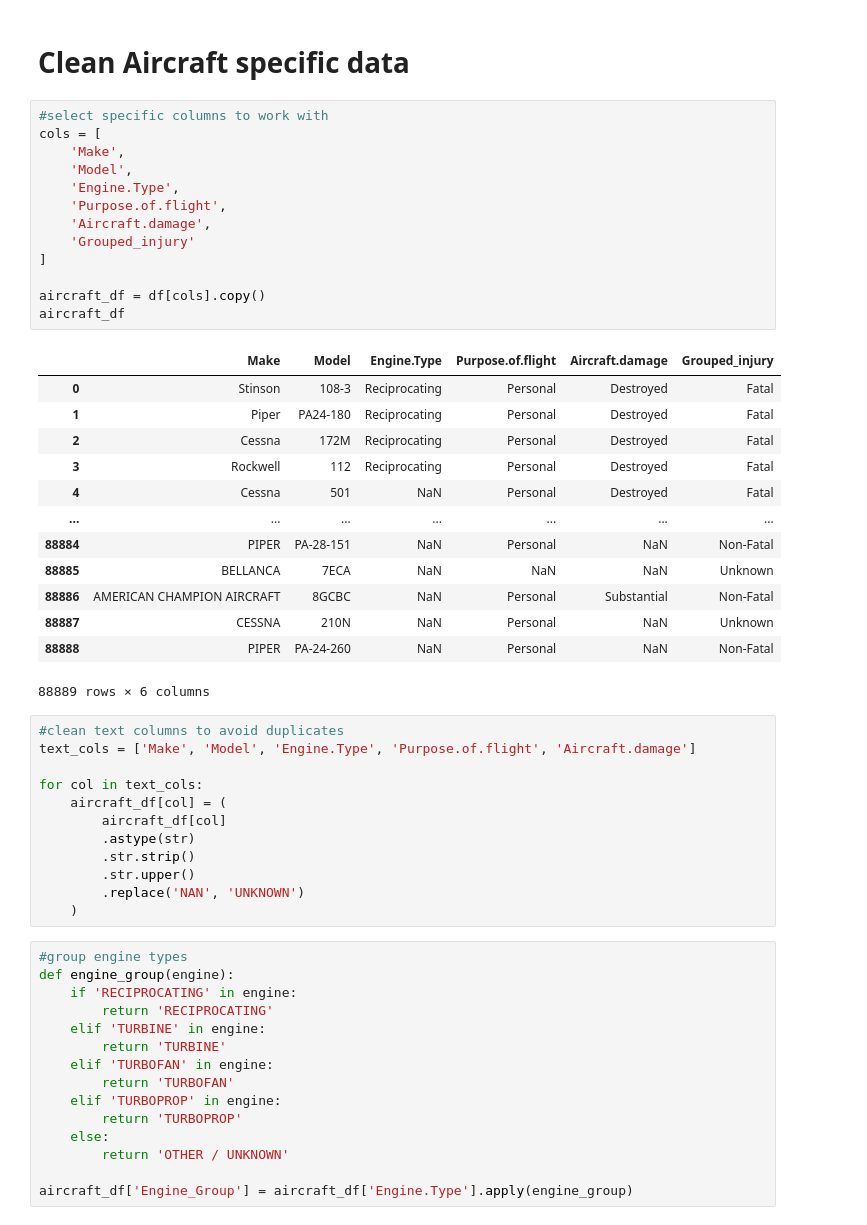
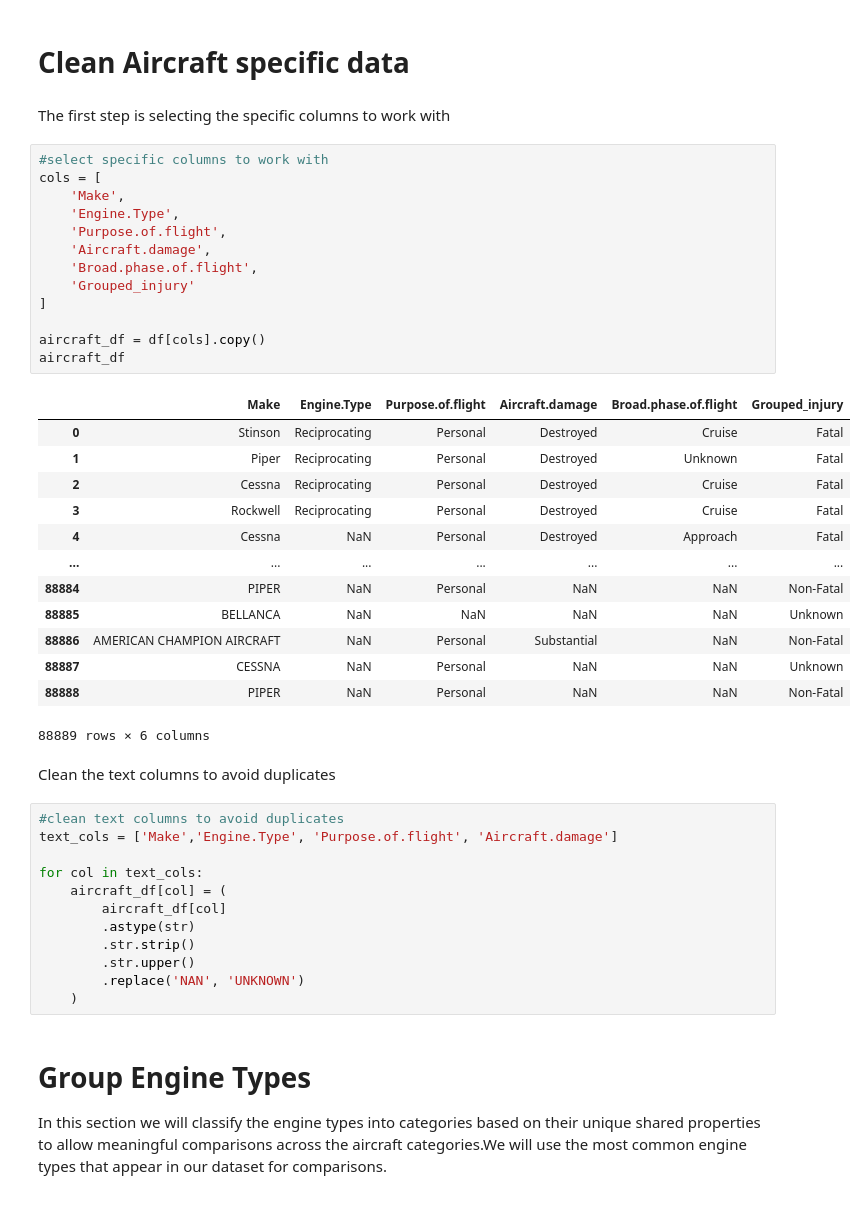
Before and after one commit to Marian-amo/Phase-1-project, a Jupyter notebook: project.ipynb/project.ipynb, the cells around one changed output. Cells and saved outputs as stored; diff of their text form.

Commit message:
Add clean aircraft specific data

```diff
--- a/project.ipynb/project.ipynb
+++ b/project.ipynb/project.ipynb
@@ -215,36 +215,40 @@ Name: count, dtype: int64
 From the above step we can conclude that the reported number of Non fatal injuries(70063) are more as compared to reported fatal injuries(17826) in the aircraft accidents.
 # %% [markdown]
 # Clean Aircraft specific data
+# %% [markdown]
+The first step is selecting the specific columns to work with
 # %%
 #select specific columns to work with
 cols = [
     'Make',
-    'Model',
     'Engine.Type',
     'Purpose.of.flight',
     'Aircraft.damage',
+    'Broad.phase.of.flight',
     'Grouped_injury'
 ]
 
 aircraft_df = df[cols].copy()
 aircraft_df
 # %% [output]
-|  | Make | Model | Engine.Type | Purpose.of.flight | Aircraft.damage | Grouped_injury |
-| 0 | Stinson | 108-3 | Reciprocating | Personal | Destroyed | Fatal |
-| 1 | Piper | PA24-180 | Reciprocating | Personal | Destroyed | Fatal |
-| 2 | Cessna | 172M | Reciprocating | Personal | Destroyed | Fatal |
-| 3 | Rockwell | 112 | Reciprocating | Personal | Destroyed | Fatal |
-| 4 | Cessna | 501 | NaN | Personal | Destroyed | Fatal |
+|  | Make | Engine.Type | Purpose.of.flight | Aircraft.damage | Broad.phase.of.flight | Grouped_injury |
+| 0 | Stinson | Reciprocating | Personal | Destroyed | Cruise | Fatal |
+| 1 | Piper | Reciprocating | Personal | Destroyed | Unknown | Fatal |
+| 2 | Cessna | Reciprocating | Personal | Destroyed | Cruise | Fatal |
+| 3 | Rockwell | Reciprocating | Personal | Destroyed | Cruise | Fatal |
+| 4 | Cessna | NaN | Personal | Destroyed | Approach | Fatal |
 | ... | ... | ... | ... | ... | ... | ... |
-| 88884 | PIPER | PA-28-151 | NaN | Personal | NaN | Non-Fatal |
-| 88885 | BELLANCA | 7ECA | NaN | NaN | NaN | Unknown |
-| 88886 | AMERICAN CHAMPION AIRCRAFT | 8GCBC | NaN | Personal | Substantial | Non-Fatal |
-| 88887 | CESSNA | 210N | NaN | Personal | NaN | Unknown |
-| 88888 | PIPER | PA-24-260 | NaN | Personal | NaN | Non-Fatal |
+| 88884 | PIPER | NaN | Personal | NaN | NaN | Non-Fatal |
+| 88885 | BELLANCA | NaN | NaN | NaN | NaN | Unknown |
+| 88886 | AMERICAN CHAMPION AIRCRAFT | NaN | Personal | Substantial | NaN | Non-Fatal |
+| 88887 | CESSNA | NaN | Personal | NaN | NaN | Unknown |
+| 88888 | PIPER | NaN | Personal | NaN | NaN | Non-Fatal |
 88889 rows × 6 columns
+# %% [markdown]
+Clean the text columns to avoid duplicates
 # %%
 #clean text columns to avoid duplicates
-text_cols = ['Make', 'Model', 'Engine.Type', 'Purpose.of.flight', 'Aircraft.damage']
+text_cols = ['Make','Engine.Type', 'Purpose.of.flight', 'Aircraft.damage']
 
 for col in text_cols:
     aircraft_df[col] = (
@@ -254,18 +258,6 @@ for col in text_cols:
         .str.upper()
         .replace('NAN', 'UNKNOWN')
     )
-# %%
-#group engine types
-def engine_group(engine):
-    if 'RECIPROCATING' in engine:
-        return 'RECIPROCATING'
-    elif 'TURBINE' in engine:
-        return 'TURBINE'
-    elif 'TURBOFAN' in engine:
-        return 'TURBOFAN'
-    elif 'TURBOPROP' in engine:
-        return 'TURBOPROP'
-    else:
-        return 'OTHER / UNKNOWN'
-
-aircraft_df['Engine_Group'] = aircraft_df['Engine.Type'].apply(engine_group)
+# %% [markdown]
+# Group Engine Types
+In this section we will classify the engine types into categories based on their unique shared properties to allow meaningful comparisons across the aircraft categories.We will use the most common engine types that appear in our dataset for comparisons.
```
Also changed, not shown: parts of 8 cells of this notebook.
